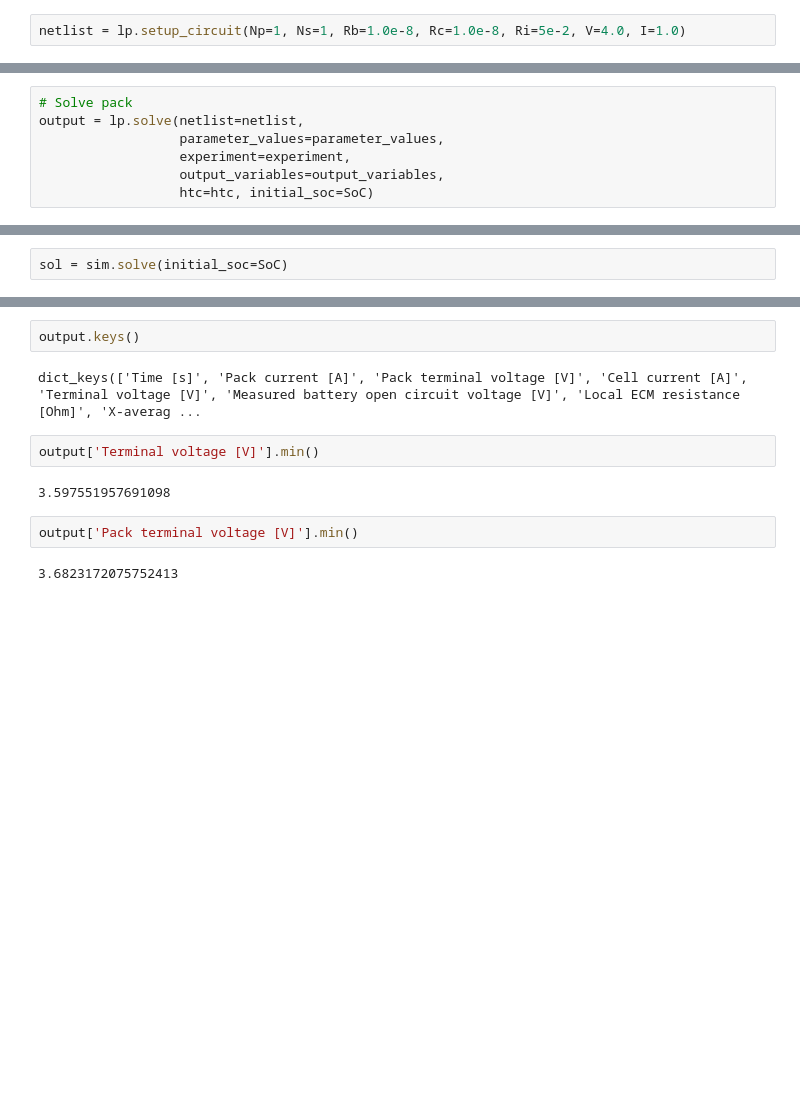
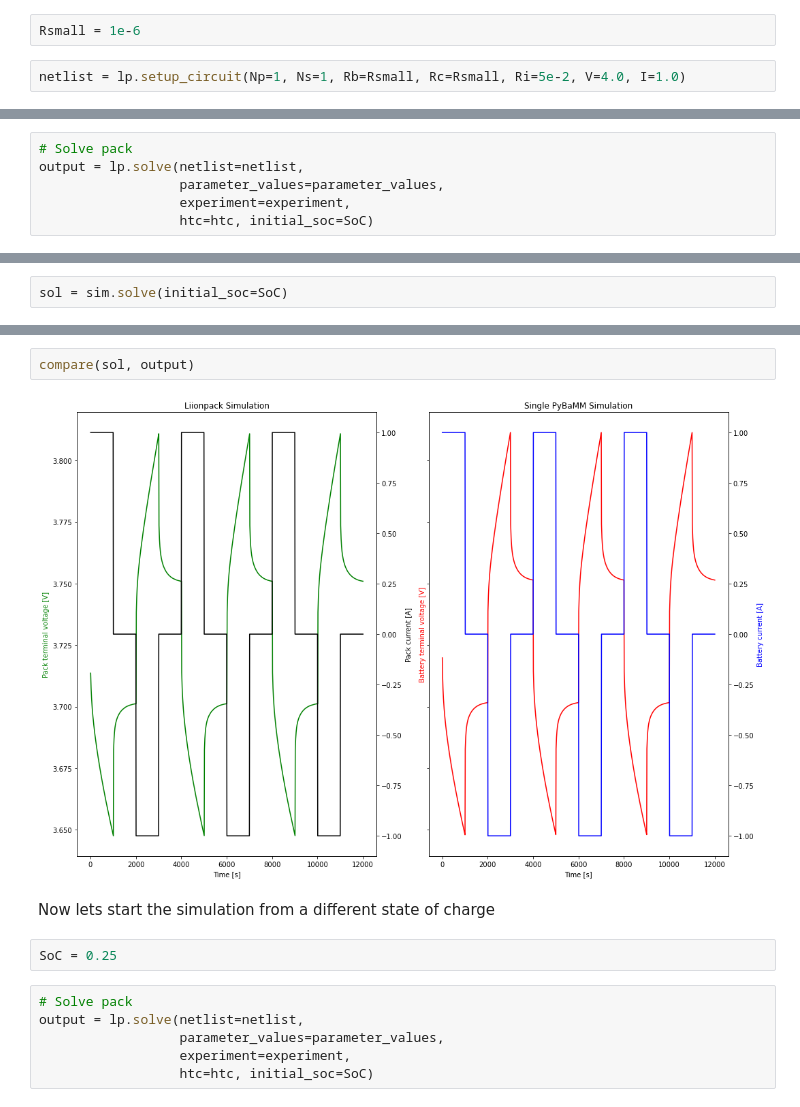
Before and after one commit to pybamm-team/liionpack, a Jupyter notebook: examples/notebooks/04 Initial SoC.ipynb, the cells around one changed output, grey strips where cells are left out. Saved outputs shown, nothing was run; the diff lists cells and outputs as text; blank space fills up the shorter version.

```diff
--- a/examples/notebooks/04 Initial SoC.ipynb
+++ b/examples/notebooks/04 Initial SoC.ipynb
@@ -9,8 +9,10 @@ import numpy as np
 import matplotlib.pyplot as plt
 # %% [markdown]
 Lets set up the most simple pack possible with 1 battery and very low busbar resistance to compare to a pure PyBaMM simulation
+# %%
+Rsmall = 1e-6
 # %%
-netlist = lp.setup_circuit(Np=1, Ns=1, Rb=1.0e-8, Rc=1.0e-8, Ri=5e-2, V=4.0, I=1.0)
+netlist = lp.setup_circuit(Np=1, Ns=1, Rb=Rsmall, Rc=Rsmall, Ri=5e-2, V=4.0, I=1.0)
 # %%
 # Heat transfer coefficients
 htc = np.ones(1) * 10
@@ -37,7 +39,6 @@ SoC = 0.5
 output = lp.solve(netlist=netlist,
                   parameter_values=parameter_values,
                   experiment=experiment,
-                  output_variables=output_variables,
                   htc=htc, initial_soc=SoC)
 # %% [markdown]
 Let's compare to the PyBaMM simulation
@@ -77,12 +76,14 @@ Text(0.5, 1.0, 'Single PyBaMM Simulation')
-# %%
-output.keys()
-# %% [output]
-dict_keys(['Time [s]', 'Pack current [A]', 'Pack terminal voltage [V]', 'Cell current [A]', 'Terminal voltage [V]', 'Measured battery open circuit voltage [V]', 'Local ECM resistance [Ohm]', 'X-averag ...
-# %%
-output['Terminal voltage [V]'].min()
-# %% [output]
-3.597551957691098
-# %%
-output['Pack terminal voltage [V]'].min()
-# %% [output]
-3.6823172075752413
+# %%
+compare(sol, output)
+# %% [output]
+[figure, added]
+# %% [markdown]
+Now lets start the simulation from a different state of charge
+# %%
+SoC = 0.25
+# %%
+# Solve pack
+output = lp.solve(netlist=netlist,
+                  parameter_values=parameter_values,
+                  experiment=experiment,
+                  htc=htc, initial_soc=SoC)
```
Also changed, not shown: parts of 7 cells of this notebook.
